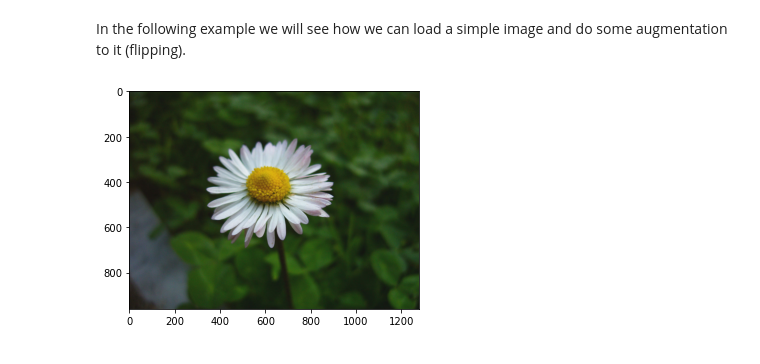
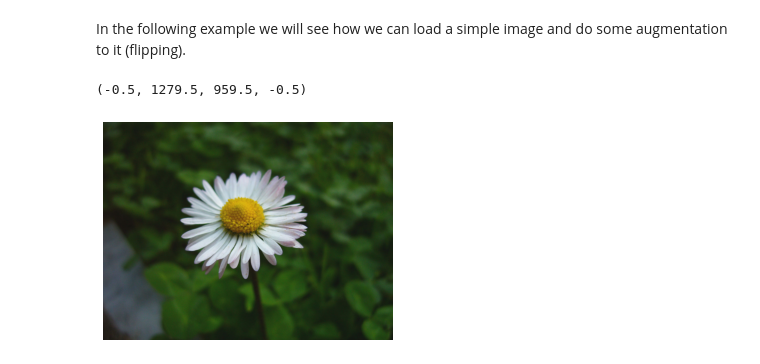
Before and after one commit to VALENCEML/eBOOK, a Jupyter notebook: EN/07/7 - Machine learning data preparation.ipynb, the cells around one changed output. Cells and saved outputs as stored; diff of their text form; code cells hidden in the pictures.

```diff
--- a/EN/07/7 - Machine learning data preparation.ipynb
+++ b/EN/07/7 - Machine learning data preparation.ipynb
@@ -171,11 +170,7 @@ def visualize(image_path):
 # %%
-def visualize_flipped(image_path):
-    img = cv2.imread(image_path, cv2.IMREAD_COLOR)
-    img = cv2.cvtColor(img, cv2.COLOR_RGB2BGR)
-    augmented_image = cv2.flip(img, 0)
-    plt.imshow(augmented_image)
+plt.imshow(image)
+plt.axis('off')
+# %% [output]
+(-0.5, 1279.5, 959.5, -0.5)
+[figure, added]
-# %%
-visualize('flower.jpg')
-# %% [output]
-[figure, removed]
 # %%
```
Also changed, not shown: parts of 3 cells of this notebook.
